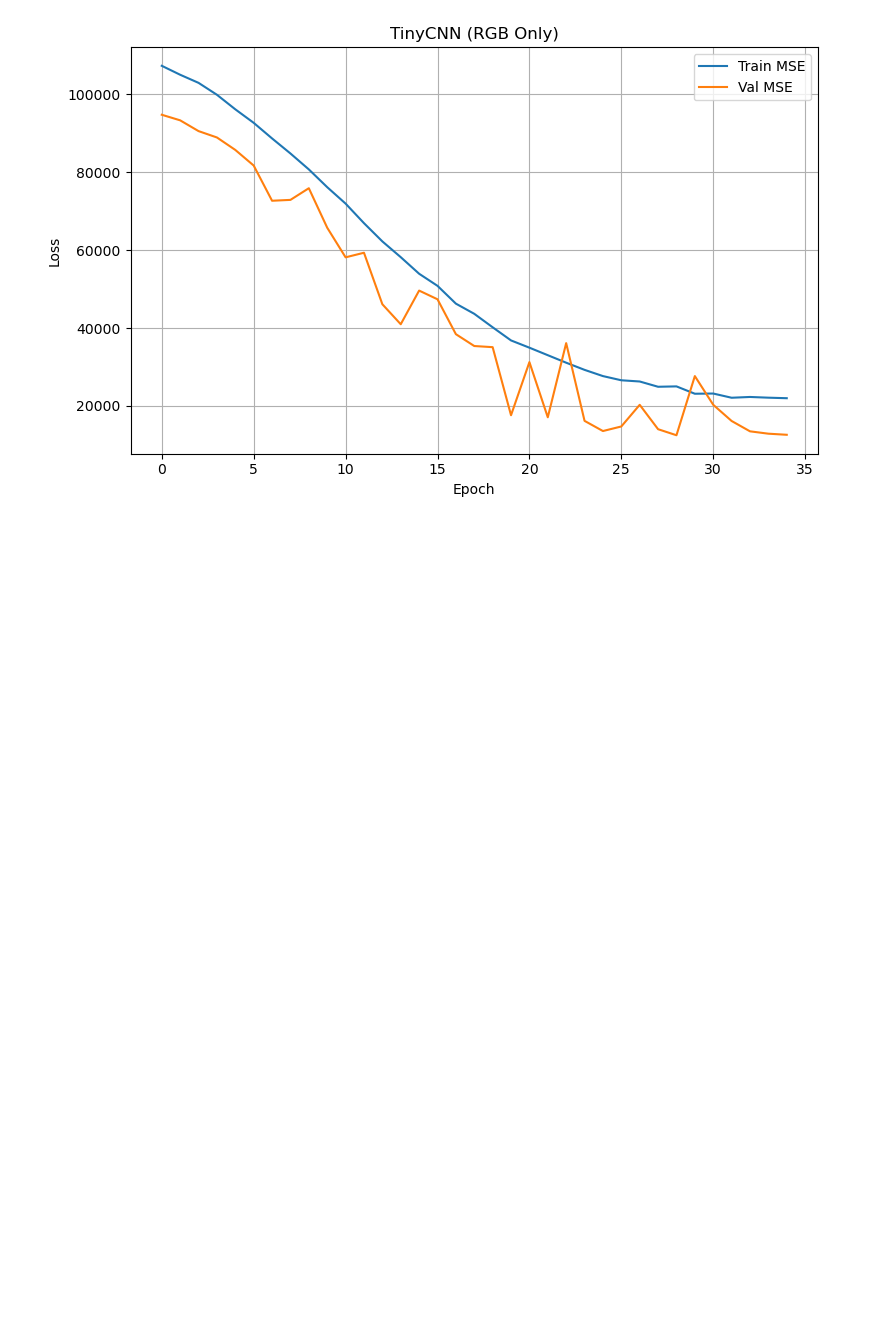
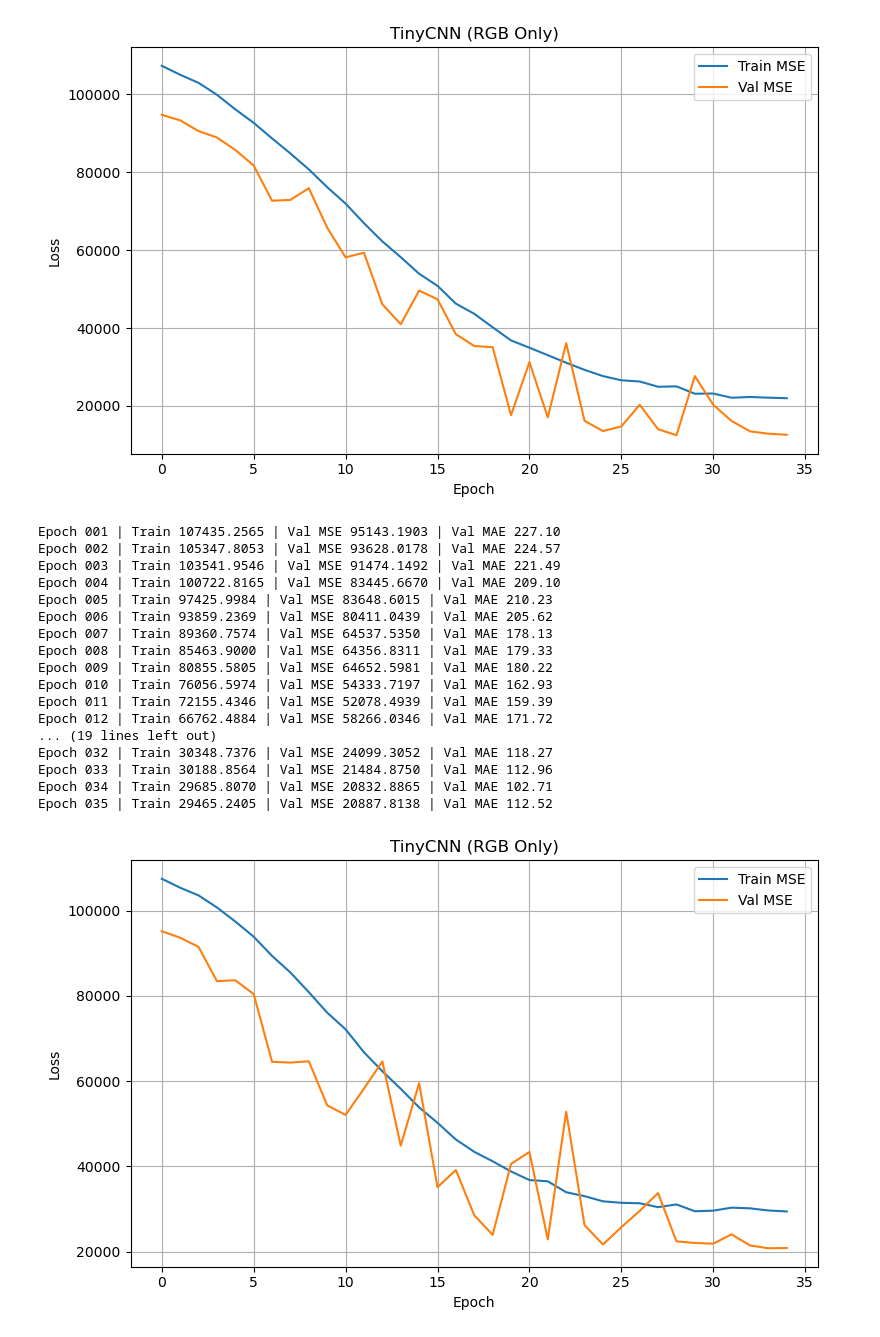
Before and after one commit to prnoob/CV-group-project, a Jupyter notebook: mini-cnn.ipynb, the cells around one changed output. Saved outputs shown, nothing was run; the diff lists cells and outputs as text; code cells hidden in the pictures; blank space fills up the shorter version.

```diff
--- a/mini-cnn.ipynb
+++ b/mini-cnn.ipynb
@@ -567,0 +748,21 @@ Epoch 035 | Train 21981.7390 | Val MSE 12591.1252 | Val MAE 79.13
+# %%
+train_tiny_cnn_only_rgb_depth()
+# %% [output]
+Epoch 001 | Train 107435.2565 | Val MSE 95143.1903 | Val MAE 227.10
+Epoch 002 | Train 105347.8053 | Val MSE 93628.0178 | Val MAE 224.57
+Epoch 003 | Train 103541.9546 | Val MSE 91474.1492 | Val MAE 221.49
+Epoch 004 | Train 100722.8165 | Val MSE 83445.6670 | Val MAE 209.10
+Epoch 005 | Train 97425.9984 | Val MSE 83648.6015 | Val MAE 210.23
+Epoch 006 | Train 93859.2369 | Val MSE 80411.0439 | Val MAE 205.62
+Epoch 007 | Train 89360.7574 | Val MSE 64537.5350 | Val MAE 178.13
+Epoch 008 | Train 85463.9000 | Val MSE 64356.8311 | Val MAE 179.33
+Epoch 009 | Train 80855.5805 | Val MSE 64652.5981 | Val MAE 180.22
+Epoch 010 | Train 76056.5974 | Val MSE 54333.7197 | Val MAE 162.93
+Epoch 011 | Train 72155.4346 | Val MSE 52078.4939 | Val MAE 159.39
+Epoch 012 | Train 66762.4884 | Val MSE 58266.0346 | Val MAE 171.72
+... (19 lines left out)
+Epoch 032 | Train 30348.7376 | Val MSE 24099.3052 | Val MAE 118.27
+Epoch 033 | Train 30188.8564 | Val MSE 21484.8750 | Val MAE 112.96
+Epoch 034 | Train 29685.8070 | Val MSE 20832.8865 | Val MAE 102.71
+Epoch 035 | Train 29465.2405 | Val MSE 20887.8138 | Val MAE 112.52
+[figure, added]
```
Also changed, not shown: parts of 11 cells of this notebook, 1 other file.
